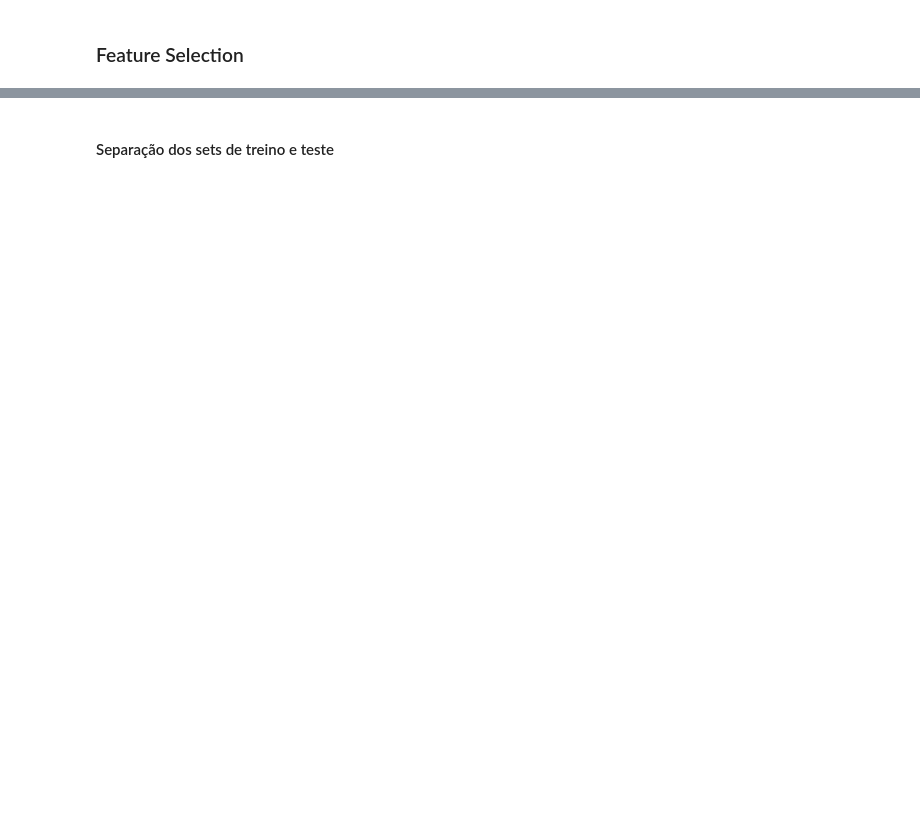
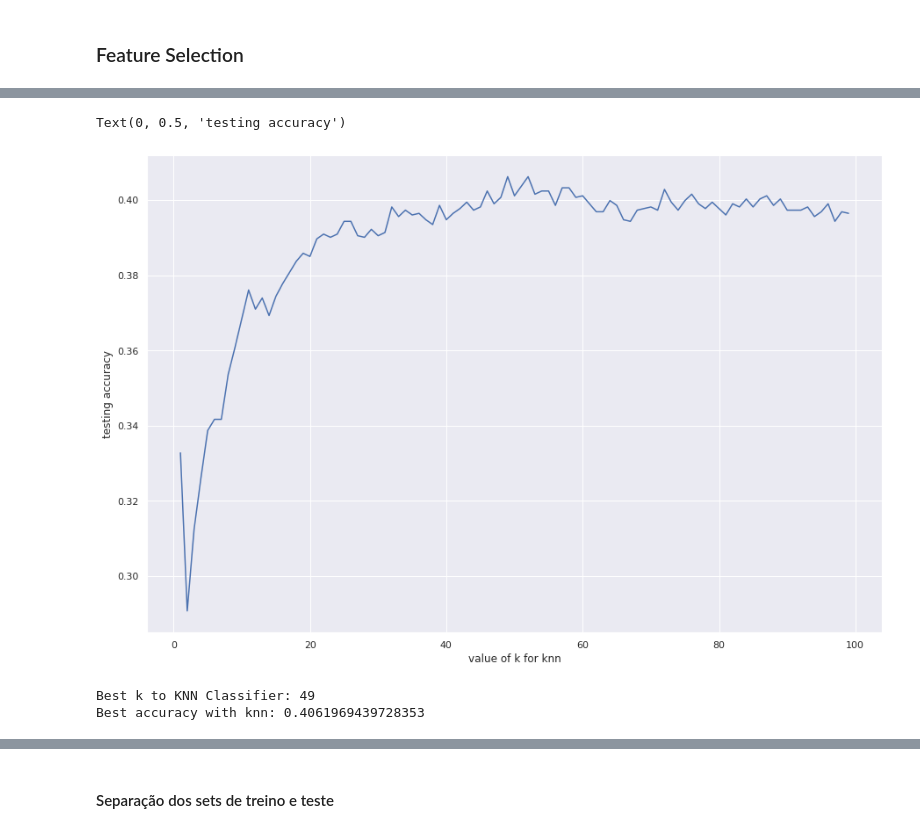
Before and after one commit to IagoCarvalho/tcc_scripts, a Jupyter notebook: ML_classification.ipynb, the cells around one changed output, grey strips where cells are left out. Cells and saved outputs as stored; diff of their text form; code cells hidden in the pictures; blank space fills up the shorter version.

```diff
--- a/ML_classification.ipynb
+++ b/ML_classification.ipynb
@@ -170,0 +219,8 @@ svc = SVC(kernel="linear", C=1)
+# %%
+X_train, X_test, y_train, y_test = train_test_split(
+    X_new,
+    y,
+    test_size = 0.20,
+    random_state = 42,
+    stratify = y
+)
@@ -170,0 +238,34 @@ svc = SVC(kernel="linear", C=1)
+# %%
+k_range = range(1, 100)
+scores = {}
+scores_list = []
+k_scores = []
+
+for k in k_range:
+    knn = KNeighborsClassifier(n_neighbors=k)
+    knn.fit(X_train, y_train)
+
+    y_pred = knn.predict(X_test)
+    scores[k] = metrics.accuracy_score(y_test, y_pred)
+    scores_list.append(metrics.accuracy_score(y_test, y_pred))
+
+    knn_score = knn.score(X_test, y_test)
+    #print('Score for k = ' + str(k) + ': ' + str(knn_score))
+
+    k_scores.append(knn_score)
+# %%
+plt.plot(k_range, scores_list)
+plt.xlabel('value of k for knn')
+plt.ylabel('testing accuracy')
+# %% [output]
+Text(0, 0.5, 'testing accuracy')
+[figure, added]
+# %%
+np_k_scores = np.asarray(k_scores)
+best_k = np.argmax(np_k_scores) + 1
+print('Best k to KNN Classifier: ' + str(best_k))
+
+print('Best accuracy with knn: ' + str(max(scores_list)))
+# %% [output]
+Best k to KNN Classifier: 49
+Best accuracy with knn: 0.4061969439728353
```
Also changed, not shown: parts of 25 cells of this notebook.
